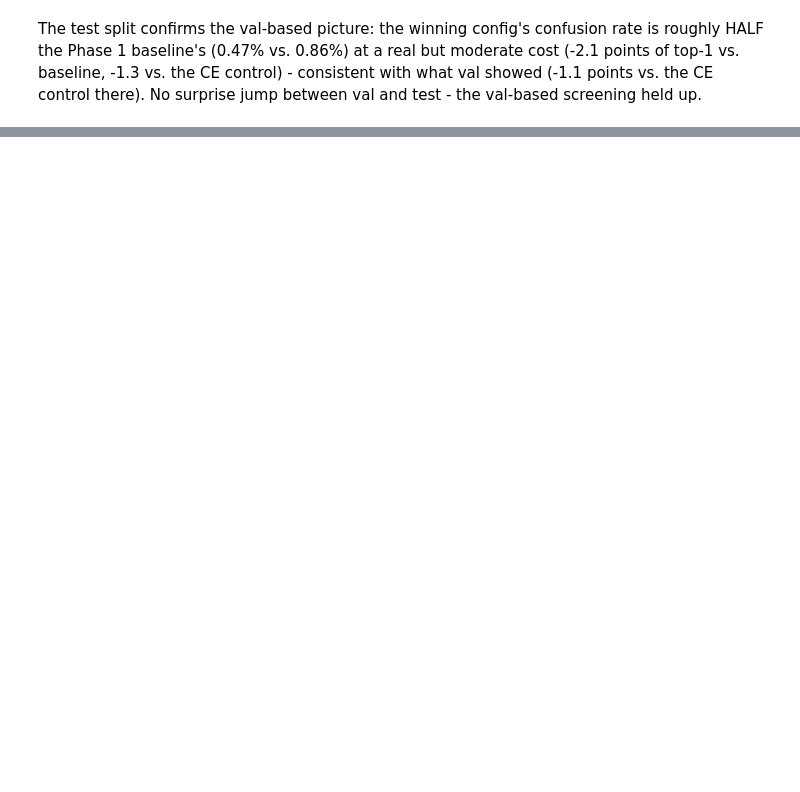
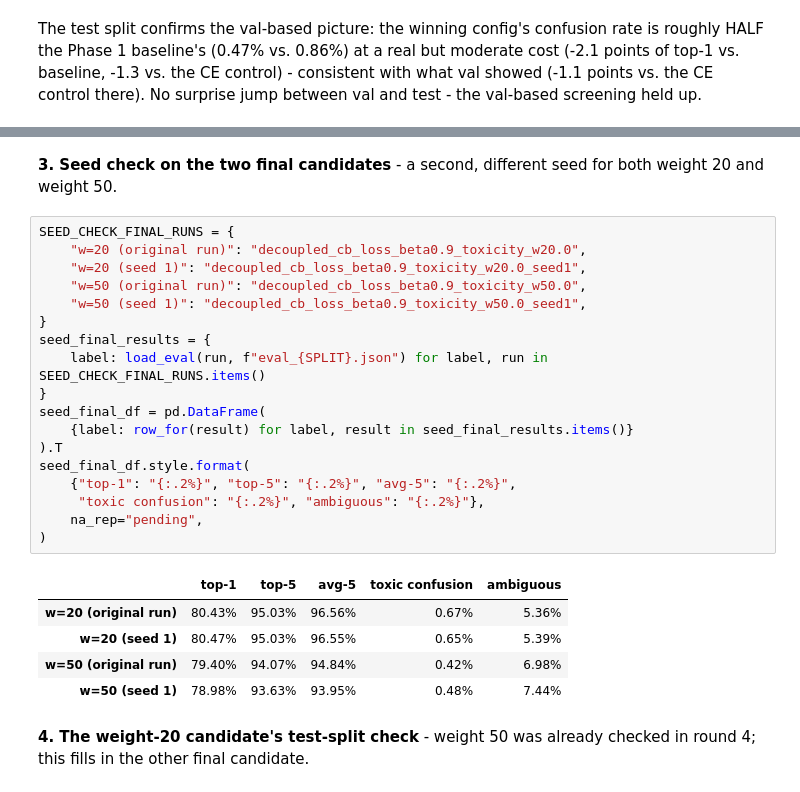
Before and after one commit to carltoast/purr-ceptron, a Jupyter notebook: notebooks/04_decoupled_training_comparison.ipynb, the cells around one changed output, grey strips where cells are left out. Cells and saved outputs as stored; diff of their text form; blank space fills up the shorter version.

```diff
--- a/notebooks/04_decoupled_training_comparison.ipynb
+++ b/notebooks/04_decoupled_training_comparison.ipynb
@@ -624,0 +757,31 @@ between val and test - the val-based screening held up.
+# %% [markdown]
+**3. Seed check on the two final candidates** - a second,
+different seed for both weight 20 and weight 50.
+# %%
+SEED_CHECK_FINAL_RUNS = {
+    "w=20 (original run)": "decoupled_cb_loss_beta0.9_toxicity_w20.0",
+    "w=20 (seed 1)": "decoupled_cb_loss_beta0.9_toxicity_w20.0_seed1",
+    "w=50 (original run)": "decoupled_cb_loss_beta0.9_toxicity_w50.0",
+    "w=50 (seed 1)": "decoupled_cb_loss_beta0.9_toxicity_w50.0_seed1",
+}
+seed_final_results = {
+    label: load_eval(run, f"eval_{SPLIT}.json") for label, run in SEED_CHECK_FINAL_RUNS.items()
+}
+seed_final_df = pd.DataFrame(
+    {label: row_for(result) for label, result in seed_final_results.items()}
+).T
+seed_final_df.style.format(
+    {"top-1": "{:.2%}", "top-5": "{:.2%}", "avg-5": "{:.2%}",
+     "toxic confusion": "{:.2%}", "ambiguous": "{:.2%}"},
+    na_rep="pending",
+)
+# %% [output]
+|  | top-1 | top-5 | avg-5 | toxic confusion | ambiguous |
+| w=20 (original run) | 80.43% | 95.03% | 96.56% | 0.67% | 5.36% |
+| w=20 (seed 1) | 80.47% | 95.03% | 96.55% | 0.65% | 5.39% |
+| w=50 (original run) | 79.40% | 94.07% | 94.84% | 0.42% | 6.98% |
+| w=50 (seed 1) | 78.98% | 93.63% | 93.95% | 0.48% | 7.44% |
+# %% [markdown]
+**4. The weight-20 candidate's test-split check** -
+weight 50 was already checked in round 4; this fills in the other
+final candidate.
```
Also changed, not shown: parts of 21 cells of this notebook, 6 other files.
